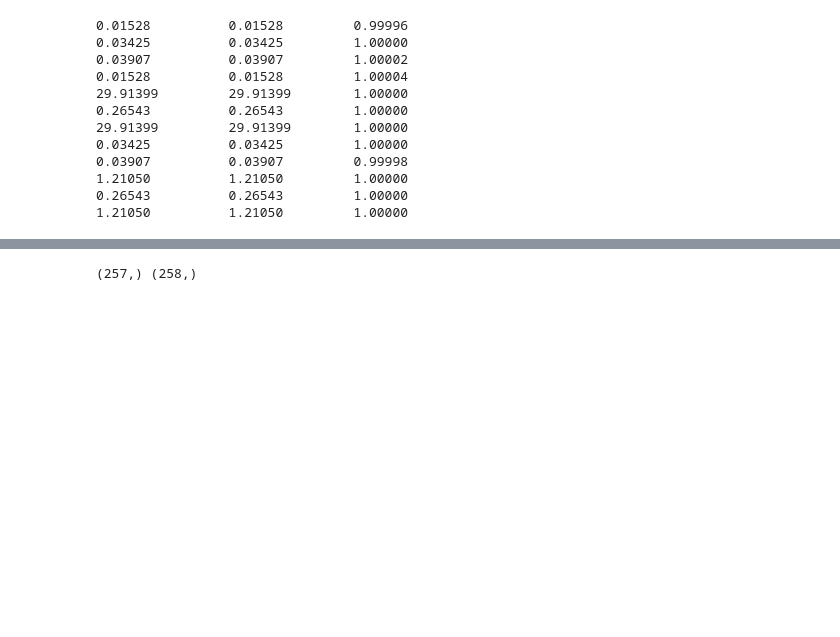
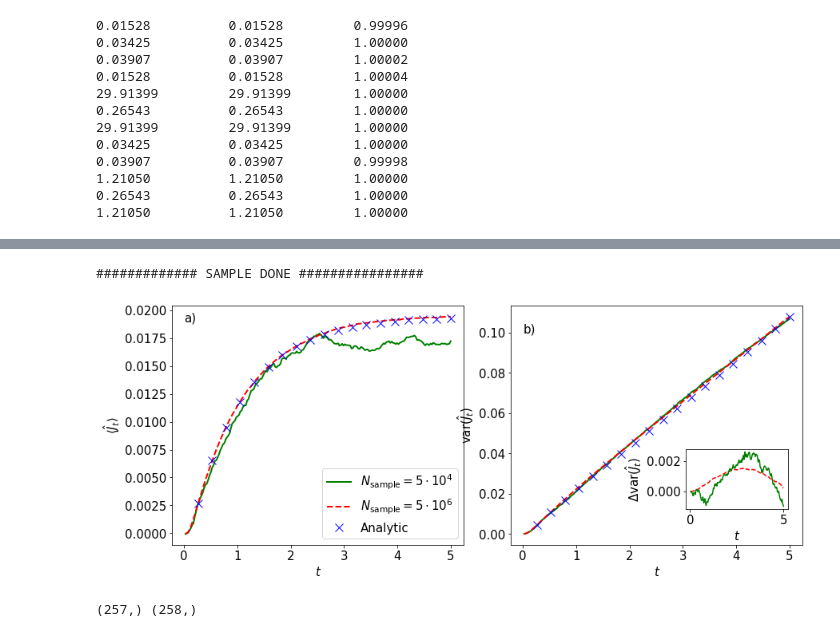
Before and after one commit to larstors/Master-Thesis, a Jupyter notebook: Code/Calmodulin.ipynb, the cells around one changed output, grey strips where cells are left out. Saved outputs shown, nothing was run; the diff lists cells and outputs as text; code cells hidden in the pictures; blank space fills up the shorter version.

Commit message:
Sample V

```diff
--- a/Code/Calmodulin.ipynb
+++ b/Code/Calmodulin.ipynb
@@ -298,7 +324,7 @@ time = np.linspace(0, 5, 200)
 # %%
 
 t1 = np.linspace(0, 5, 20)
-an_mean, an_var, an_S = analytic_time(d_matrix, L, t1, A, initial_p, 200)
+an_mean, an_var, an_S = analytic_time(d_matrix, L, t1, A, initial_p, 300)
 # %% [output]
 1 0
 1 1
@@ -319,0 +348,2 @@ an_mean, an_var, an_S = analytic_time(d_matrix, L, t1, A, initial_p, 200)
+# %%
+mean, var = current_sample(6000000, np.linspace(0, 5, 200), init_state, L, d_matrix)
@@ -319,0 +444,2 @@ an_mean, an_var, an_S = analytic_time(d_matrix, L, t1, A, initial_p, 200)
+# %%
+an_mean2, an_var2, an_S2 = analytic_time2(d_matrix, L, time, A, initial_p, 300)
@@ -347,3 +468,57 @@ ax[1].legend()
+# %%
+mean2, var2 = current_sample(50000, np.linspace(0, 5, 200), init_state, L, d_matrix)
+# %% [output]
+############# SAMPLE DONE ################
+# %%
+mpl.rcParams.update({'font.size': 15})
+from mpl_toolkits.axes_grid1.inset_locator import inset_axes, InsetPosition
+
+
+fig, ax = plt.subplots(nrows=1, ncols=2, figsize=(12, 5))
+
+plt.tight_layout()
+
+
+ax[0].plot(time[1:], mean2, "g-", label=r"$N_\mathrm{sample}=5\cdot 10^4$", lw=2)
+ax[0].plot(time[1:], mean, "r--", label=r"$N_\mathrm{sample}=5\cdot 10^6$", lw=2)
+ax[0].plot(t1[1:], an_mean1, "bx", label="Analytic", ms=10)
+# ax[0].fill_between(time[1:], mean-np.sqrt(var), mean+np.sqrt(var),
+#     alpha=0.5, edgecolor='#CC4F1B', facecolor='#FF9848')
+
+
+
+ax[1].plot(time[1:], var2, "g-", label=r"$N_\mathrm{sample}=5\cdot 10^4$", lw=2)
+ax[1].plot(time[1:], var, "r--", label=r"$N_\mathrm{sample}=5\cdot 10^6$", lw=2)
+ax[1].plot(t1[1:], an_var1, "bx", label="Analytic", ms=10)
+
+# axins = inset_axes(ax[1], width=1.3, height=0.9, loc=2, bbox_to_anchor=(0.5,1-0.3,.3,.3), bbox_transform=ax.transAxes)
+iax = plt.axes([0, 0, 1, 1])
+ip = InsetPosition(ax[1], [0.6, 0.15, 0.35, 0.25]) #posx, posy, width, height
+iax.set_axes_locator(ip)
+
+iax.set_ylabel(r"$\Delta \mathrm{var}(\hat{J}_t)$")
+iax.set_xlabel(r"$t$")
+
+iax.plot(time[1:], var - an_var2, "r--")
+iax.plot(time[1:], var2 - an_var2, "g-")
+
+# ax[0].set_yscale("log")
+# ax[1].set_yscale("log")
+
+ax[0].annotate('a)', xy=(0, 0.019), xytext=(0, 0.019))
+ax[1].annotate('b)', xy=(0, 0.1), xytext=(0, 0.1))
+
+ax[0].set_ylabel(r"$\langle \hat{J}_t\rangle$")
+ax[0].set_xlabel(r"$t$")
+ax[1].set_ylabel(r"var$(\hat{J}_t)$")
+ax[1].set_xlabel(r"$t$")
+ax[0].legend(loc="lower right")
+# ax[1].legend(loc="lower right")
+
+
+plt.savefig("figures/Calmodulin_example_current.pdf", dpi=500, bbox_inches="tight")
+# %% [output]
+[figure, added]
 # %%
 print(np.shape(traj[0]), np.shape(traj[1]))
 # %% [output]
```
Also changed, not shown: parts of 10 cells of this notebook, 2 other files.
